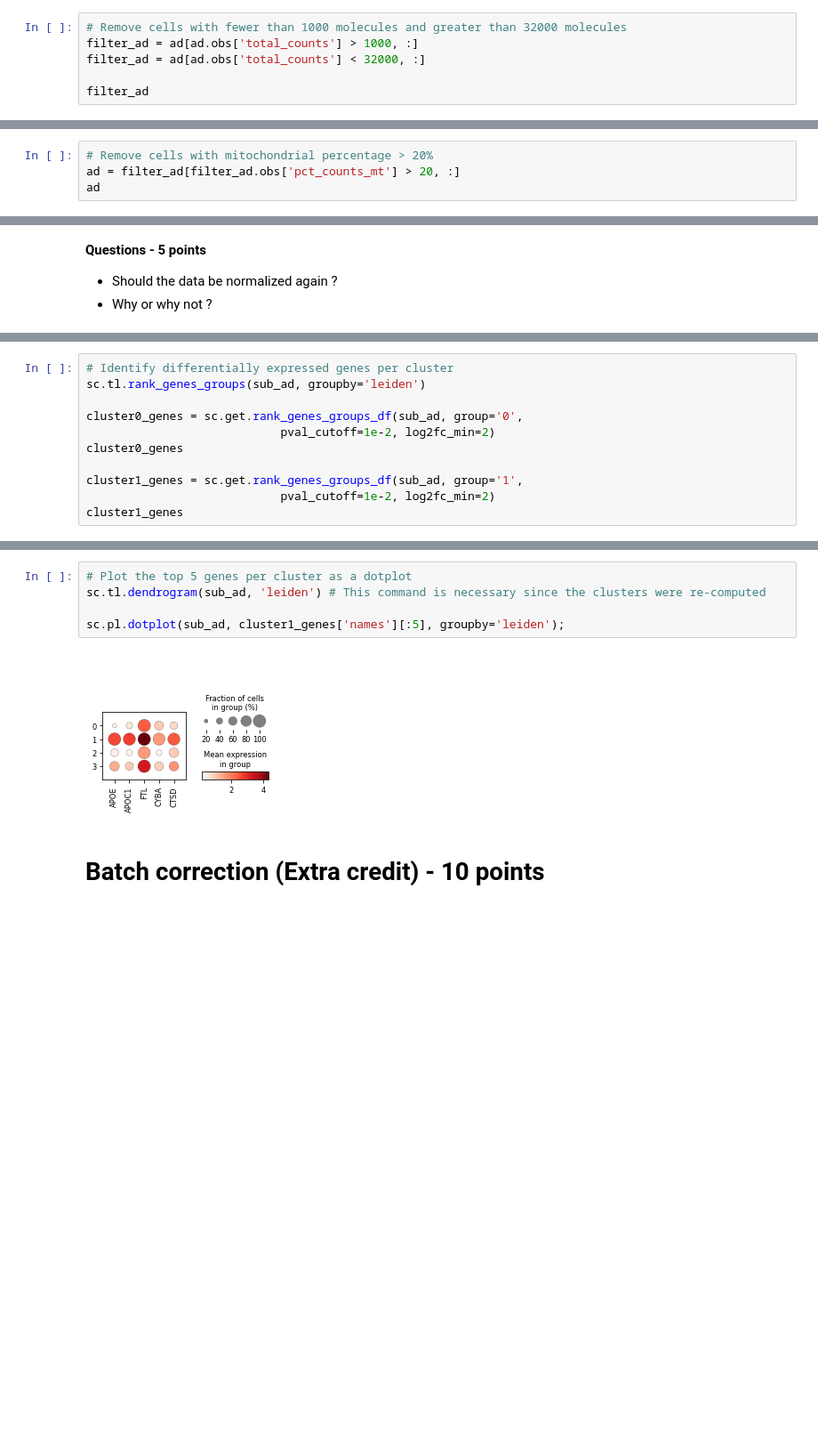
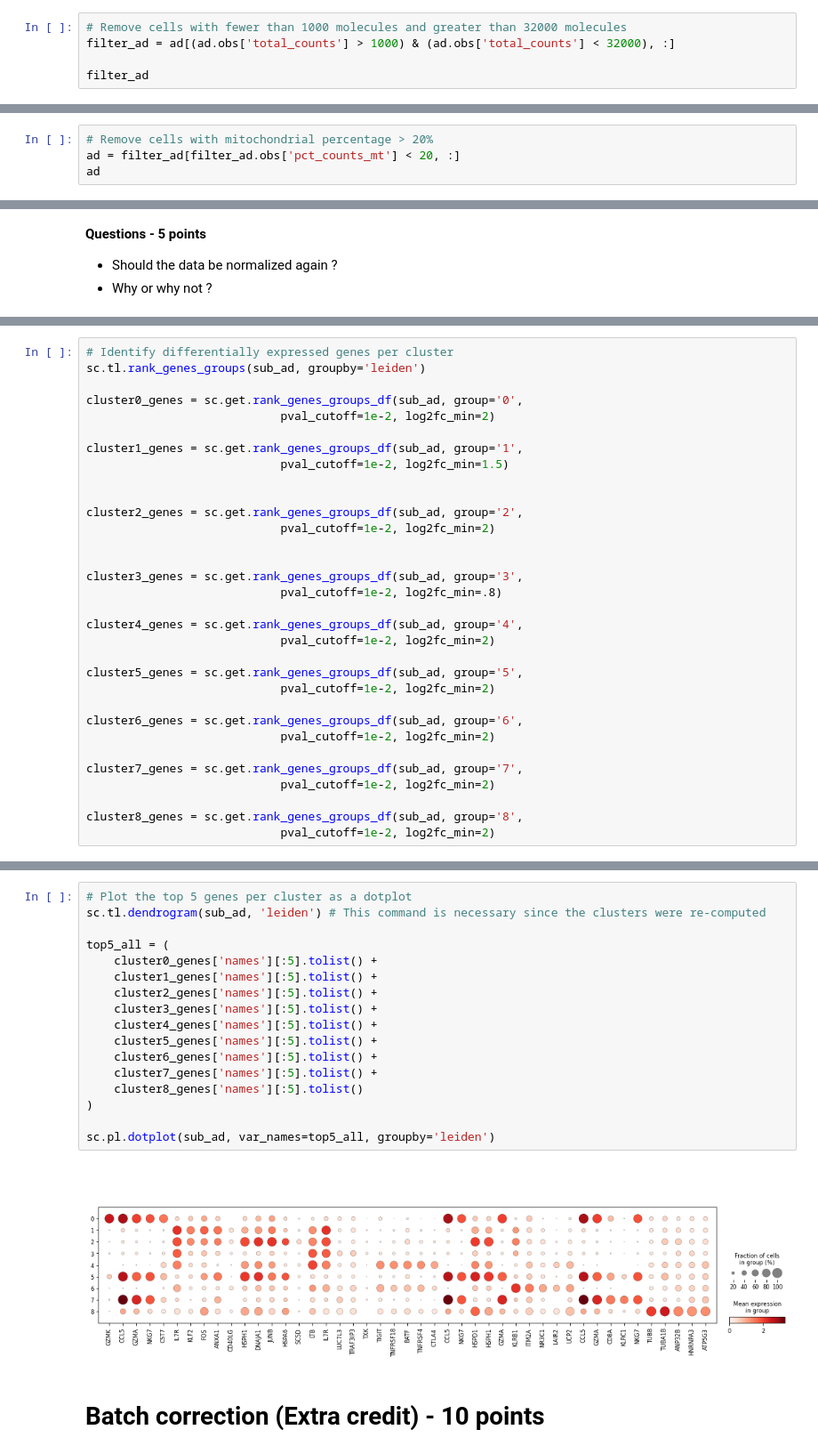
Before and after one commit to kristenabe/tfcb_2024-copy, a Jupyter notebook: homeworks/homework08/Abe_Homework8.ipynb, the cells around one changed output, grey strips where cells are left out. Shown at 89% size. Drawn from its saved outputs; the diff is of its cells as text; blank space fills up the shorter version.

```diff
--- a/homeworks/homework08/Abe_Homework8.ipynb
+++ b/homeworks/homework08/Abe_Homework8.ipynb
@@ -66,8 +66,7 @@ plt.hist(np.log10(ad.obs['total_counts']), 50);
 [figure]
 # %%
 # Remove cells with fewer than 1000 molecules and greater than 32000 molecules
-filter_ad = ad[ad.obs['total_counts'] > 1000, :]
-filter_ad = ad[ad.obs['total_counts'] < 32000, :]
+filter_ad = ad[(ad.obs['total_counts'] > 1000) & (ad.obs['total_counts'] < 32000), :]
 
 filter_ad
 # %% [output]
@@ -94,5 +93,5 @@ len(filter_ad[filter_ad.obs['pct_counts_mt'] > 20, :])
 # %%
 # Remove cells with mitochondrial percentage > 20%
-ad = filter_ad[filter_ad.obs['pct_counts_mt'] > 20, :]
+ad = filter_ad[filter_ad.obs['pct_counts_mt'] < 20, :]
 ad
 # %% [output]
@@ -297,10 +298,31 @@ sc.tl.rank_genes_groups(sub_ad, groupby='leiden')
 
 cluster0_genes = sc.get.rank_genes_groups_df(sub_ad, group='0',
                             pval_cutoff=1e-2, log2fc_min=2)
-cluster0_genes
 
 cluster1_genes = sc.get.rank_genes_groups_df(sub_ad, group='1',
+                            pval_cutoff=1e-2, log2fc_min=1.5)
+
+
+cluster2_genes = sc.get.rank_genes_groups_df(sub_ad, group='2',
                             pval_cutoff=1e-2, log2fc_min=2)
-cluster1_genes
+
+
+cluster3_genes = sc.get.rank_genes_groups_df(sub_ad, group='3',
+                            pval_cutoff=1e-2, log2fc_min=.8)
+
+cluster4_genes = sc.get.rank_genes_groups_df(sub_ad, group='4',
+                            pval_cutoff=1e-2, log2fc_min=2)
+
+cluster5_genes = sc.get.rank_genes_groups_df(sub_ad, group='5',
+                            pval_cutoff=1e-2, log2fc_min=2)
+
+cluster6_genes = sc.get.rank_genes_groups_df(sub_ad, group='6',
+                            pval_cutoff=1e-2, log2fc_min=2)
+
+cluster7_genes = sc.get.rank_genes_groups_df(sub_ad, group='7',
+                            pval_cutoff=1e-2, log2fc_min=2)
+
+cluster8_genes = sc.get.rank_genes_groups_df(sub_ad, group='8',
+                            pval_cutoff=1e-2, log2fc_min=2)
 # %% [output]
 WARNING: Default of the method has been changed to 't-test' from 't-test_overestim_var'
@@ -319,10 +338,22 @@ WARNING: Default of the method has been changed to 't-test' from 't-test_overest
 # %%
 # Plot the top 5 genes per cluster as a dotplot
 sc.tl.dendrogram(sub_ad, 'leiden') # This command is necessary since the clusters were re-computed
 
-sc.pl.dotplot(sub_ad, cluster1_genes['names'][:5], groupby='leiden');
+top5_all = (
+    cluster0_genes['names'][:5].tolist() +
+    cluster1_genes['names'][:5].tolist() +
+    cluster2_genes['names'][:5].tolist() +
+    cluster3_genes['names'][:5].tolist() +
+    cluster4_genes['names'][:5].tolist() +
+    cluster5_genes['names'][:5].tolist() +
+    cluster6_genes['names'][:5].tolist() +
+    cluster7_genes['names'][:5].tolist() +
+    cluster8_genes['names'][:5].tolist()
+)
+
+sc.pl.dotplot(sub_ad, var_names=top5_all, groupby='leiden')
 # %% [output]
-[figure, old version]
+[figure, new version]
 # %% [markdown]
 # Batch correction (Extra credit) - 10 points
 # %% [markdown]
```
Also changed, not shown: parts of 24 cells of this notebook.
